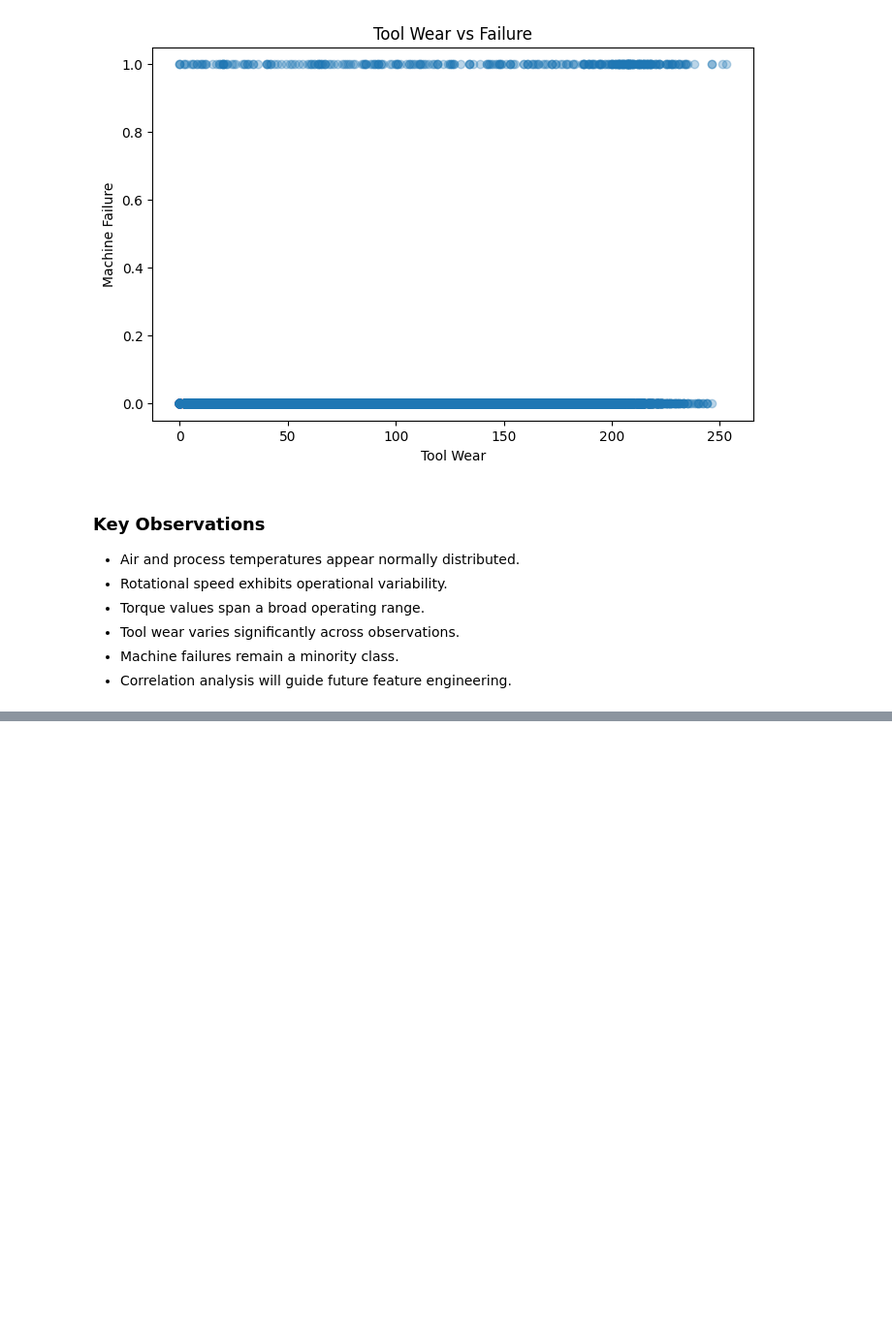
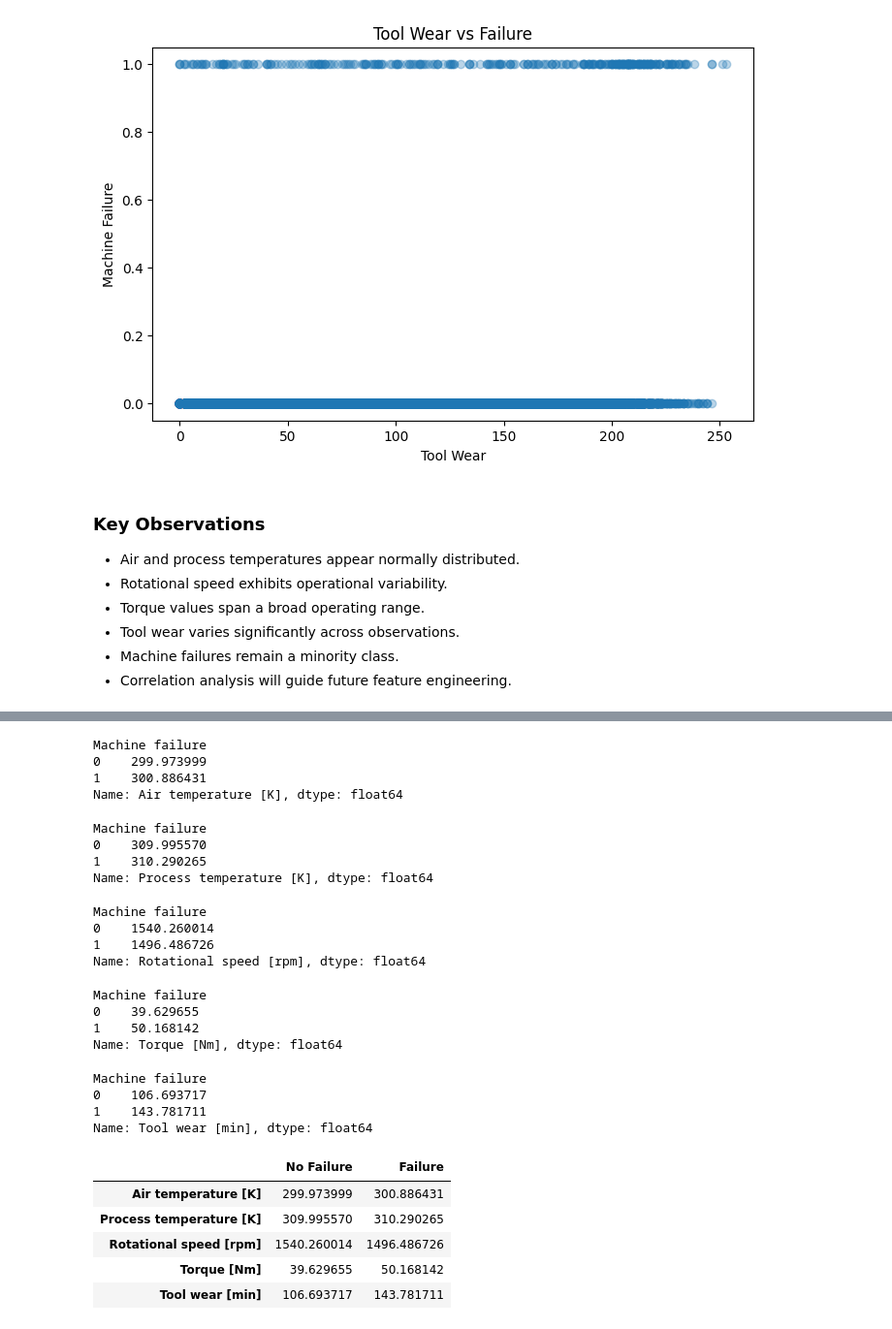
Before and after one commit to snpdsai/predictive-maintenance-contextual-ai, a Jupyter notebook: notebooks/01_data_ingestion.ipynb, the cells around one changed output, grey strips where cells are left out. Shown at 97% size. Cells and saved outputs as stored; diff of their text form; code cells hidden in the pictures; blank space fills up the shorter version.

```diff
--- a/notebooks/01_data_ingestion.ipynb
+++ b/notebooks/01_data_ingestion.ipynb
@@ -360,0 +367,71 @@ plt.show()
+# %%
+failure_group = df.groupby("Machine failure")["Air temperature [K]"].mean()
+
+failure_group
+# %% [output]
+Machine failure
+0    299.973999
+1    300.886431
+Name: Air temperature [K], dtype: float64
+# %%
+df.groupby(
+    "Machine failure"
+)["Process temperature [K]"].mean()
+# %% [output]
+Machine failure
+0    309.995570
+1    310.290265
+Name: Process temperature [K], dtype: float64
+# %%
+df.groupby("Machine failure")["Rotational speed [rpm]"].mean()
+# %% [output]
+Machine failure
+0    1540.260014
+1    1496.486726
+Name: Rotational speed [rpm], dtype: float64
+# %%
+df.groupby("Machine failure")["Torque [Nm]"].mean()
+# %% [output]
+Machine failure
+0    39.629655
+1    50.168142
+Name: Torque [Nm], dtype: float64
+# %%
+df.groupby("Machine failure")["Tool wear [min]"].mean()
+# %% [output]
+Machine failure
+0    106.693717
+1    143.781711
+Name: Tool wear [min], dtype: float64
+# %%
+comparison_df = pd.DataFrame(
+    {
+        "No Failure": df[df["Machine failure"] == 0][
+            [
+                "Air temperature [K]",
+                "Process temperature [K]",
+                "Rotational speed [rpm]",
+                "Torque [Nm]",
+                "Tool wear [min]",
+            ]
+        ].mean(),
+        "Failure": df[df["Machine failure"] == 1][
+            [
+                "Air temperature [K]",
+                "Process temperature [K]",
+                "Rotational speed [rpm]",
+                "Torque [Nm]",
+                "Tool wear [min]",
+            ]
+        ].mean(),
+    }
+)
+
+comparison_df
+# %% [output]
+|  | No Failure | Failure |
+| Air temperature [K] | 299.973999 | 300.886431 |
+| Process temperature [K] | 309.995570 | 310.290265 |
+| Rotational speed [rpm] | 1540.260014 | 1496.486726 |
+| Torque [Nm] | 39.629655 | 50.168142 |
+| Tool wear [min] | 106.693717 | 143.781711 |
```
Also changed, not shown: parts of 4 cells of this notebook, 1 other file.
